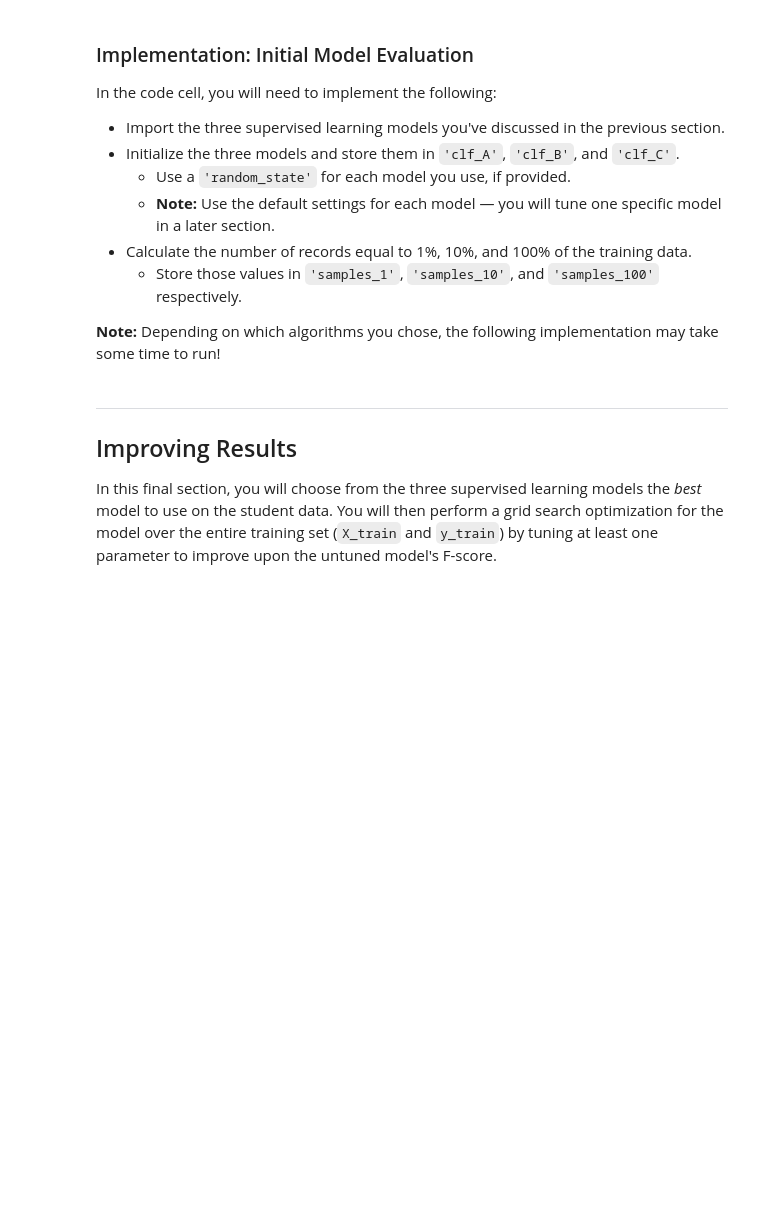
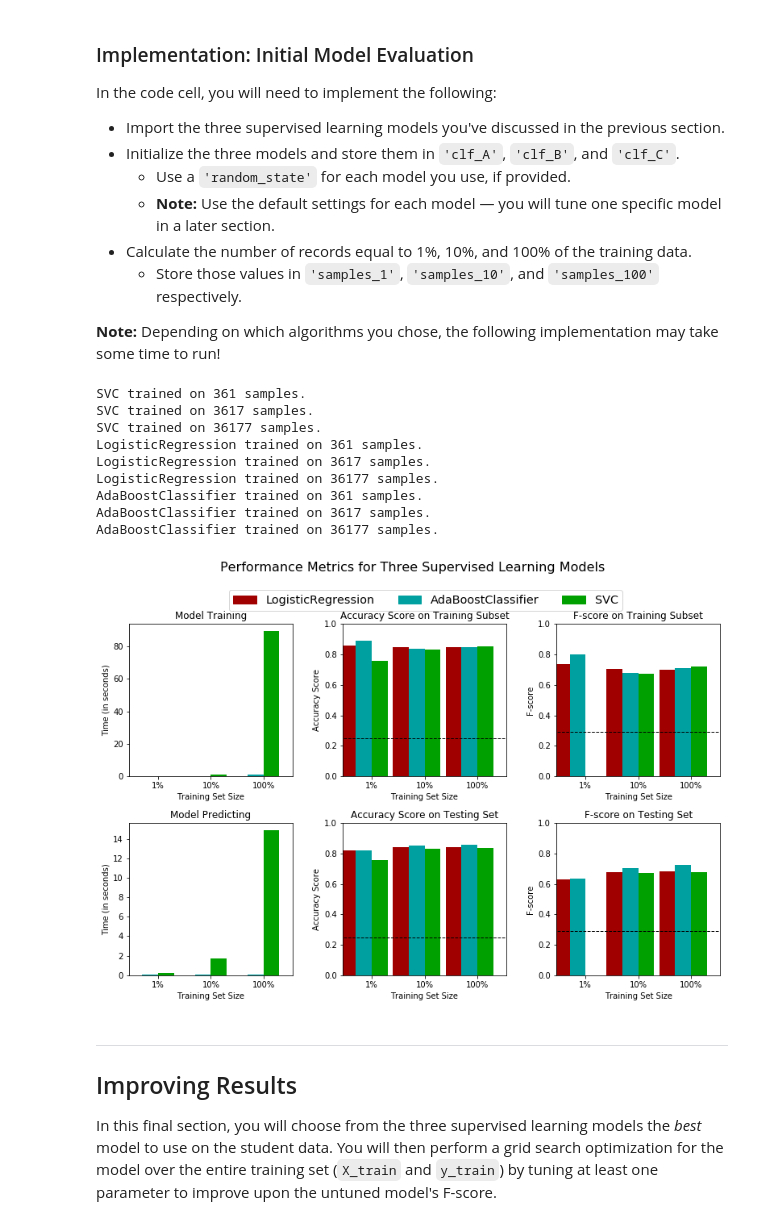
Before and after one commit to ktwud/finding_donors, a Jupyter notebook: finding_donors.ipynb, the cells around one changed output. Cells and saved outputs as stored; diff of their text form; code cells hidden in the pictures; blank space fills up the shorter version.

```diff
--- a/finding_donors.ipynb
+++ b/finding_donors.ipynb
@@ -367,7 +391,7 @@ In the code block below, you will need to implement the following:
    - Make sure that you set the `beta` parameter!
 # %%
 # TODO: Import two metrics from sklearn - fbeta_score and accuracy_score
-
+from sklearn.metrics import fbeta_score, accuracy_score
 def train_predict(learner, sample_size, X_train, y_train, X_test, y_test):
     '''
     inputs:
@@ -383,33 +407,33 @@ def train_predict(learner, sample_size, X_train, y_train, X_test, y_test):
 
     # TODO: Fit the learner to the training data using slicing with 'sample_size' using .fit(training_features[:], training_labels[:])
     start = time() # Get start time
-    learner = None
+    learner = learner.fit(X_train[0:sample_size],y_train[0:sample_size])
     end = time() # Get end time
 
     # TODO: Calculate the training time
-    results['train_time'] = None
+    results['train_time'] = end - start
 
     # TODO: Get the predictions on the test set(X_test),
     #       then get predictions on the first 300 training samples(X_train) using .predict()
     start = time() # Get start time
-    predictions_test = None
-    predictions_train = None
+    predictions_test = learner.predict(X_test)
+    predictions_train = learner.predict(X_train[0:300])
     end = time() # Get end time
 
     # TODO: Calculate the total prediction time
-    results['pred_time'] = None
+    results['pred_time'] = end - start
 
-    # TODO: Compute accuracy on the first 300 training samples which is y_train[:300]
-    results['acc_train'] = None
+    # TODO: Compute accuracy on the first 300 training samples
+    results['acc_train'] = accuracy_score(y_train[0:300], predictions_train)
 
-    # TODO: Compute accuracy on test set using accuracy_score()
-    results['acc_test'] = None
+    # TODO: Compute accuracy on test set
+    results['acc_test'] = accuracy_score(y_test, predictions_test)
 
-    # TODO: Compute F-score on the the first 300 training samples using fbeta_score()
-    results['f_train'] = None
+    # TODO: Compute F-score on the the first 300 training samples
+    results['f_train'] = fbeta_score(y_train[0:300], predictions_train, beta=0.5)
 
-    # TODO: Compute F-score on the test set which is y_test
-    results['f_test'] = None
+    # TODO: Compute F-score on the test set
+    results['f_test'] = fbeta_score(y_test, predictions_test, beta=0.5)
 
     # Success
     print "{} trained on {} samples.".format(learner.__class__.__name__, sample_size)
@@ -429,31 +453,45 @@ In the code cell, you will need to implement the following:
 **Note:** Depending on which algorithms you chose, the following implementation may take some time to run!
 # %%
 # TODO: Import the three supervised learning models from sklearn
+from sklearn import svm
+from sklearn.linear_model import LogisticRegression
+from sklearn.ensemble import AdaBoostClassifier
 
 # TODO: Initialize the three models
-clf_A = None
-clf_B = None
-clf_C = None
+clf_A = svm.SVC(random_state=0)
+clf_B = LogisticRegression(random_state=0)
+clf_C = AdaBoostClassifier(random_state=0)
 
 # TODO: Calculate the number of samples for 1%, 10%, and 100% of the training data
 # HINT: samples_100 is the entire training set i.e. len(y_train)
 # HINT: samples_10 is 10% of samples_100
 # HINT: samples_1 is 1% of samples_100
-samples_100 = None
-samples_10 = None
-samples_1 = None
+samples_100 = len(X_train)
+samples_10 = int(samples_100*0.1)
+samples_1 = int(samples_100*0.01)
 
 # Collect results on the learners
 results = {}
 for clf in [clf_A, clf_B, clf_C]:
     clf_name = clf.__class__.__name__
     results[clf_name] = {}
     for i, samples in enumerate([samples_1, samples_10, samples_100]):
         results[clf_name][i] = \
         train_predict(clf, samples, X_train, y_train, X_test, y_test)
 
 # Run metrics visualization for the three supervised learning models chosen
 vs.evaluate(results, accuracy, fscore)
+# %% [output]
+SVC trained on 361 samples.
+SVC trained on 3617 samples.
+SVC trained on 36177 samples.
+LogisticRegression trained on 361 samples.
+LogisticRegression trained on 3617 samples.
+LogisticRegression trained on 36177 samples.
+AdaBoostClassifier trained on 361 samples.
+AdaBoostClassifier trained on 3617 samples.
+AdaBoostClassifier trained on 36177 samples.
+[figure, added]
 # %% [markdown]
 ----
 ## Improving Results
```
Also changed, not shown: parts of 19 cells of this notebook.
